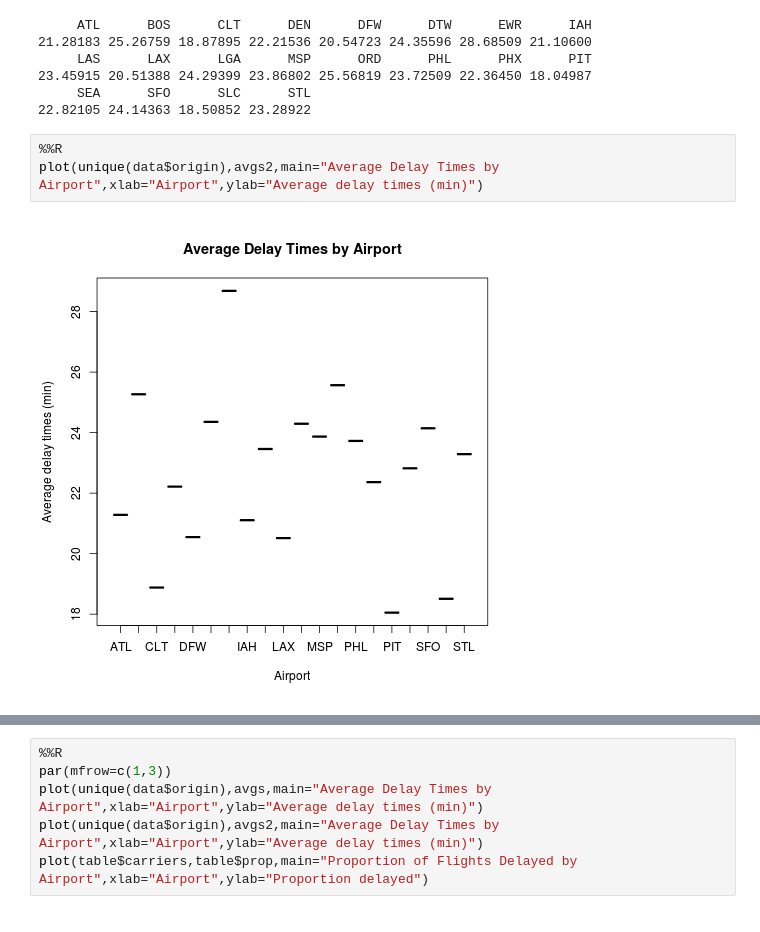
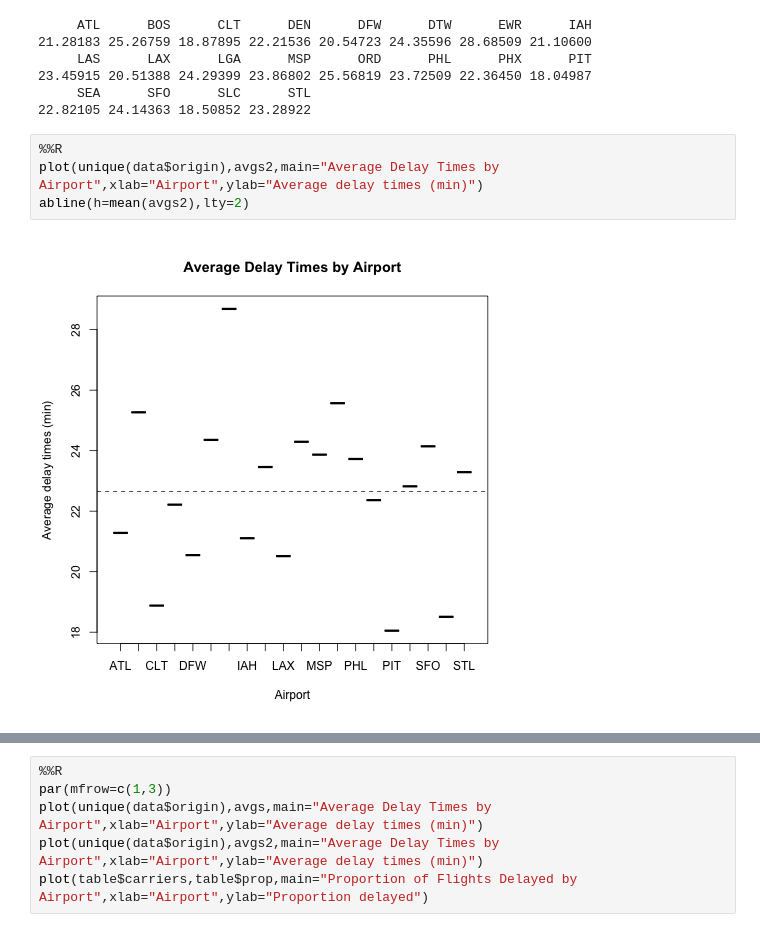
Before and after one commit to steven-hu/data-analysis-template, a Jupyter notebook: notebooks/NB3_data_analysis.ipynb, the cells around one changed output, grey strips where cells are left out. Drawn from its saved outputs; the diff is of its cells as text.

```diff
--- a/notebooks/NB3_data_analysis.ipynb
+++ b/notebooks/NB3_data_analysis.ipynb
@@ -134,5 +142,6 @@ print(avgs2)
 # %%
 %%R
 plot(unique(data$origin),avgs2,main="Average Delay Times by Airport",xlab="Airport",ylab="Average delay times (min)")
+abline(h=mean(avgs2),lty=2)
 # %% [output]
-[figure, old version]
+[figure, new version]
```
Also changed, not shown: parts of 4 cells of this notebook.
